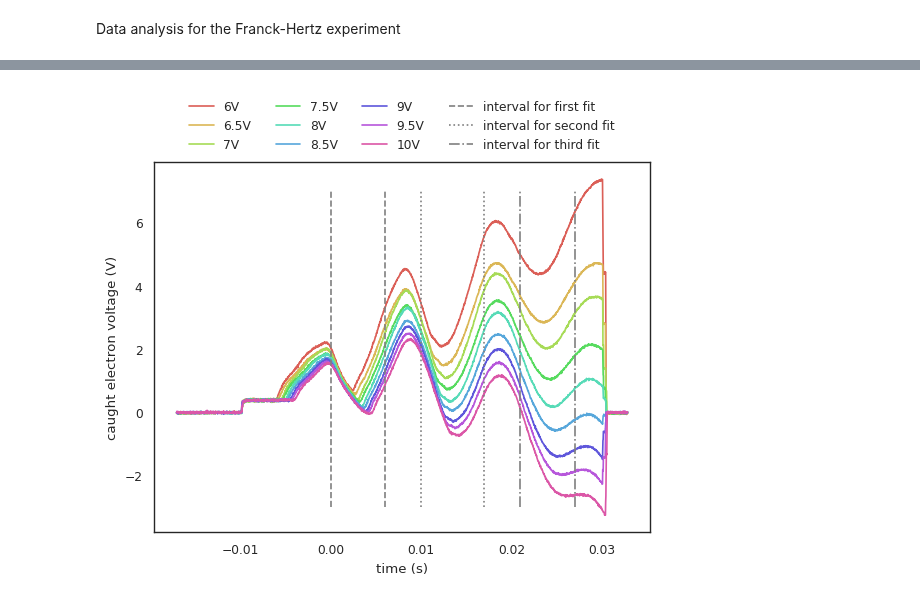
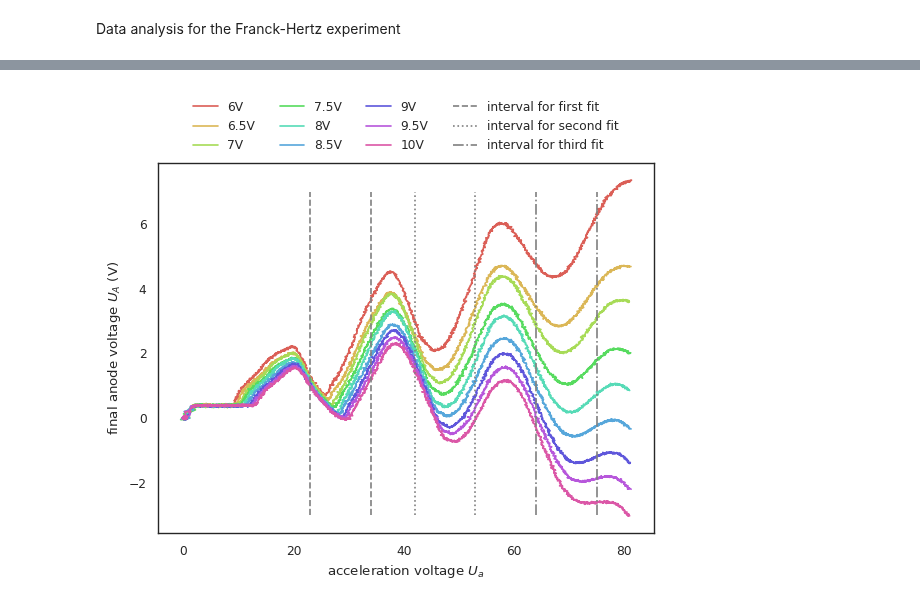
Before and after one commit to KemalOenen/advanced_labcourse, a Jupyter notebook: E065/data_analysis.ipynb, the cells around one changed output, grey strips where cells are left out. Saved outputs shown, nothing was run; the diff lists cells and outputs as text; code cells hidden in the pictures.

Commit message:
final plot and result version

```diff
--- a/E065/data_analysis.ipynb
+++ b/E065/data_analysis.ipynb
@@ -38,6 +38,8 @@ for m_i, m in enumerate(volts):
         m_lab = str(str(m) + "V")
     res_m.insert(0, "finvolt", m_lab)
     res_m.insert(0, "time", data["x-axis"])
+    # drop last voltage dropoff of data
+    res_m = res_m.head(-115)
 
     # combine to one large df for plotting
     if avgs.empty:
@@ -46,11 +48,11 @@ for m_i, m in enumerate(volts):
         avgs = pd.concat([avgs, res_m], axis = 0, ignore_index = True)
 
     # fit minima of channel 1 for three intervalls
-    intervals = {"1": [0, 0.006], "2": [0.01, 0.017], "3": [0.021, 0.027]} # chosen visually from plot
+    intervals = {"1": [23, 34], "2": [42, 53], "3": [64, 75]} # chosen visually from plot
     minima = np.zeros(3)
     for ind, i in enumerate(intervals.keys()):
         # only take data in interval as input
-        input = res_m[(res_m["time"] >= intervals[i][0]) & (res_m["time"] <= intervals[i][1])]
+        input = res_m[(res_m["mean_2"] >= intervals[i][0]) & (res_m["mean_2"] <= intervals[i][1])]
         input = input.reset_index(drop = True) # reset row indices
 
         # fit minima of interval
@@ -68,6 +70,12 @@ for m_i, m in enumerate(volts):
 
         popt, covmat = sp.optimize.curve_fit(fit_fun, input["mean_2"], input["mean_1"], p0 = ps, bounds = bnds)
         y_est = fit_fun(input["mean_2"], popt[0], popt[1], popt[2], popt[3])
+
+        residuals = input["mean_1"] - fit_fun(input["mean_2"], *popt)
+        ss_res = np.sum(residuals**2)
+        ss_tot = np.sum((input["mean_1"]-np.mean(input["mean_1"]))**2)
+        r_squared = 1 - (ss_res / ss_tot)
+        print(m, i, "Rsq", r_squared)
 
         if ind == 0 :
             dlab = m_lab
@@ -98,11 +106,11 @@ for m_i, m in enumerate(volts):
     E_lam_res.append(popt)
 # for minima plot
 plt.subplot(121)
-plt.xlabel("acceleration voltage $U_A$")
-plt.ylabel("measured voltage at final kathode $U_K$")
+plt.xlabel("acceleration voltage $U_a$")
+plt.ylabel("final anode voltage $U_A$ (V)")
 plt.subplot(122)
-plt.xlabel("acceleration voltage $U_A$")
-plt.ylabel("measured voltage at final kathode $U_K$")
+plt.xlabel("acceleration voltage $U_a$")
+plt.ylabel("final anode voltage $U_A$ (V)")
 plt.legend(loc = 'center', bbox_to_anchor = (-0.1, 1.05), ncol = len(volts), frameon = False)
 E_lam_res
 # %% [output]
@@ -119,17 +154,16 @@ E_lam_res
 # %%
 # plot all curves plus decided fit range in t
-#avgs.insert(0, "time", np.tile(np.array(data["x-axis"]), len(vals)))
-ax = sns.lineplot(avgs, x = "time", y = "mean_1", hue = "finvolt", palette = sns.color_palette("hls", 9))
+vals = avgs["finvolt"].unique()
+for i in range(len(vals)):
+    subset = avgs[avgs["finvolt"] == vals[i]]
+    plt.plot(subset["mean_2"], subset["mean_1"], color = sns.color_palette("hls", 9)[i], label = vals[i])
+
 plt.vlines(intervals["1"], -3, 7, color = "grey", ls = "--", label = "interval for first fit")
 plt.vlines(intervals["2"], -3, 7, color = "grey", ls = ":", label = "interval for second fit")
 plt.vlines(intervals["3"], -3, 7, color = "grey", ls = "-.", label = "interval for third fit")
-plt.xlabel("time (s)")
-plt.ylabel("caught electron voltage (V)")
-plt.legend()
-sns.move_legend(
-    ax, "lower center",
-    bbox_to_anchor = (0.5, 1), ncol = 4, title = None, frameon = False,
-)
+plt.xlabel("acceleration voltage $U_a$")
+plt.ylabel("final anode voltage $U_A$ (V)")
+plt.legend(loc = 'center', bbox_to_anchor = (0.5, 1.1), ncol = 4, title = None, frameon = False)
 plt.show()
 # %% [output]
-[figure, old version]
+[figure, new version]
```
Also changed, not shown: parts of 1 cell of this notebook, 2 other files.
